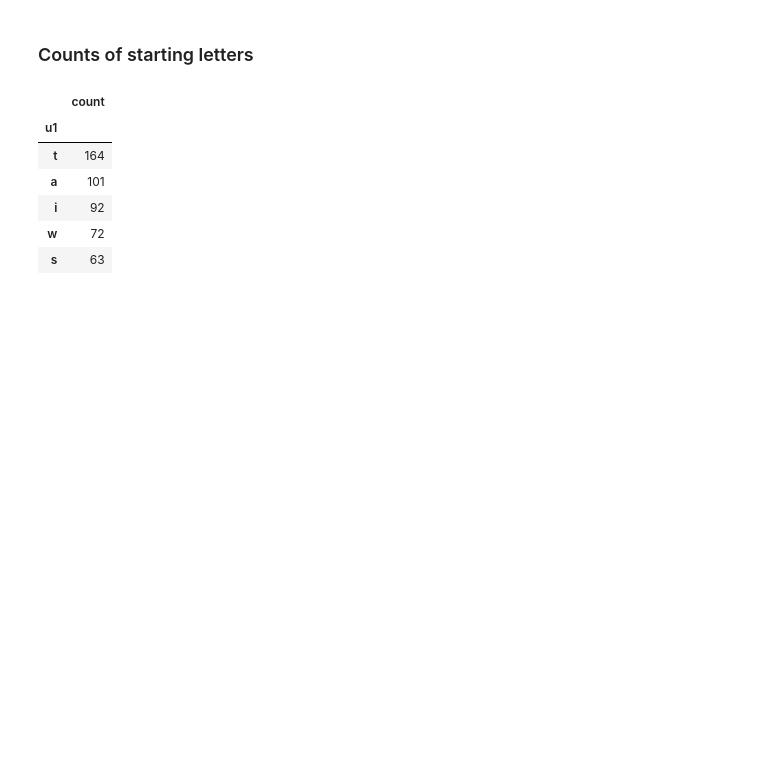
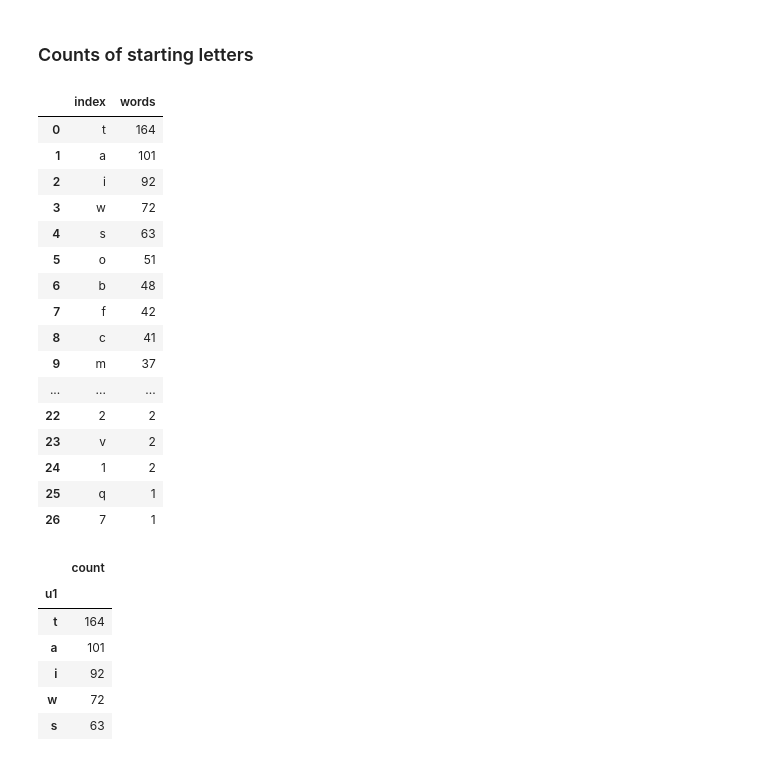
Before and after one commit to swenlaur/machine-learning-ii, a Jupyter notebook: practise-sessions/03/01_markov_chains.ipynb, the cells around one changed output. Saved outputs shown, nothing was run; the diff lists cells and outputs as text; code cells hidden in the pictures; blank space fills up the shorter version.

```diff
--- a/practise-sessions/03/01_markov_chains.ipynb
+++ b/practise-sessions/03/01_markov_chains.ipynb
@@ -64,6 +64,29 @@ mdisplay([old, head(df)],['Initial data', 'Processed data'])
 | words friendship guess accounts i... | words friendship guess accounts i... |
 # %% [markdown]
 ### Counts of starting letters
+# %%
+(DataFrame(df['words'].str.lower()
+                          .str[0].value_counts())
+ .reset_index()
+)
+# %% [output]
+|  | index | words |
+| 0 | t | 164 |
+| 1 | a | 101 |
+| 2 | i | 92 |
+| 3 | w | 72 |
+| 4 | s | 63 |
+| 5 | o | 51 |
+| 6 | b | 48 |
+| 7 | f | 42 |
+| 8 | c | 41 |
+| 9 | m | 37 |
+| ... | ... | ... |
+| 22 | 2 | 2 |
+| 23 | v | 2 |
+| 24 | 1 | 2 |
+| 25 | q | 1 |
+| 26 | 7 | 1 |
 # %%
 start_counts = (DataFrame(df['words'].str.lower()
                           .str[0].value_counts())
```
Also changed, not shown: parts of 6 cells of this notebook, 3 other files.
